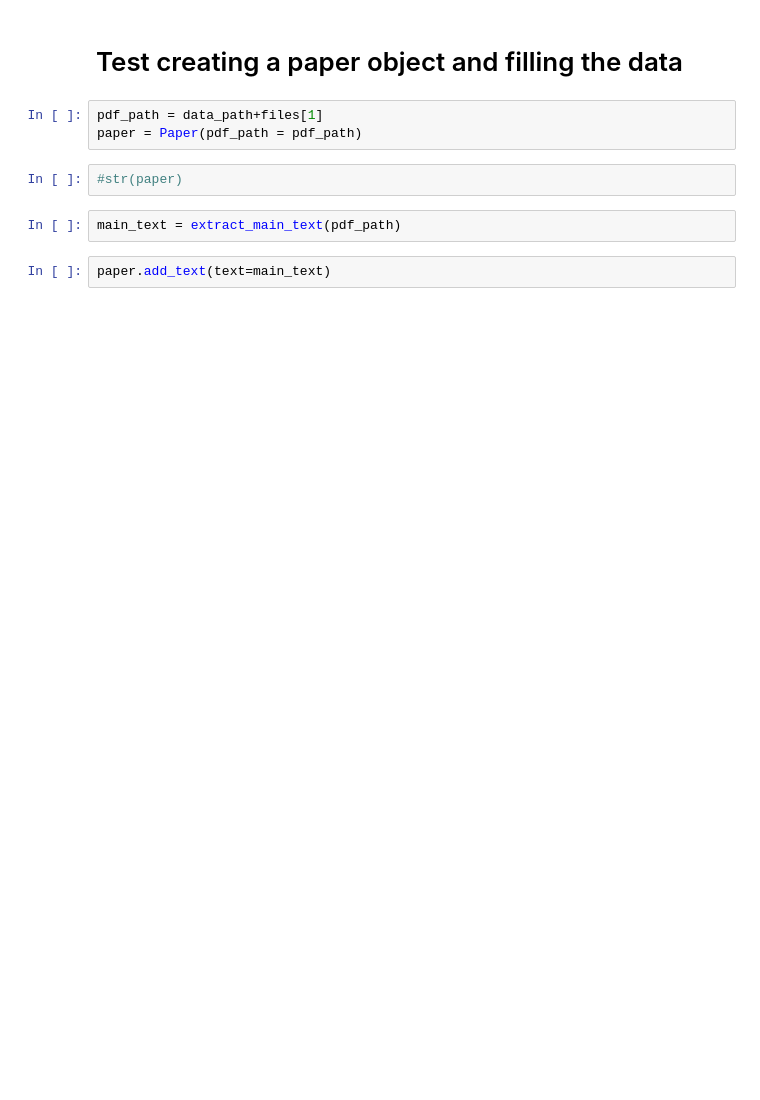
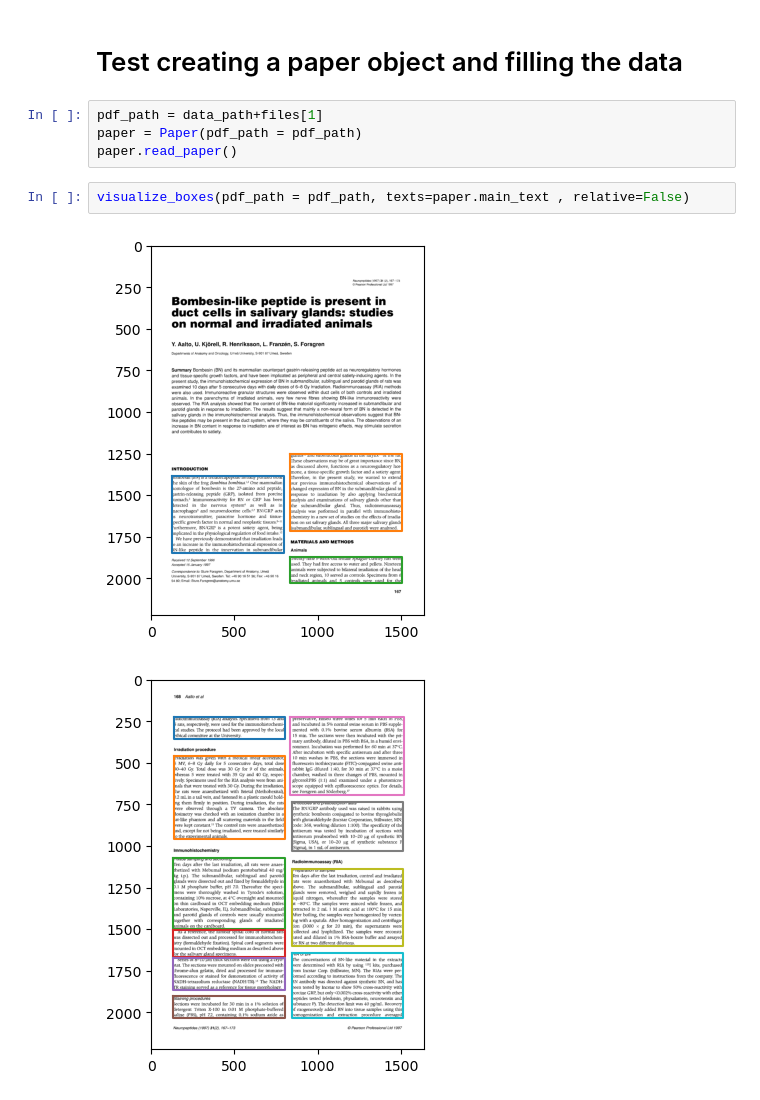
Before and after one commit to ESA-RadLab/FullTextTagging, a Jupyter notebook: notebooks/pipeline_testing.ipynb, the cells around one changed output. Cells and saved outputs as stored; diff of their text form; blank space fills up the shorter version.

```diff
--- a/notebooks/pipeline_testing.ipynb
+++ b/notebooks/pipeline_testing.ipynb
@@ -32,9 +40,9 @@ PII_ S1368-8375(98)00013-X.pdf
 # %%
 pdf_path = data_path+files[1]
 paper = Paper(pdf_path = pdf_path)
+paper.read_paper()
-# %%
-#str(paper)
-# %%
-main_text = extract_main_text(pdf_path)
-# %%
-paper.add_text(text=main_text)
+# %%
+visualize_boxes(pdf_path = pdf_path, texts=paper.main_text , relative=False)
+# %% [output]
+[figure, added]
+[figure, added]
```
Also changed, not shown: parts of 12 cells of this notebook, 10 other files.
